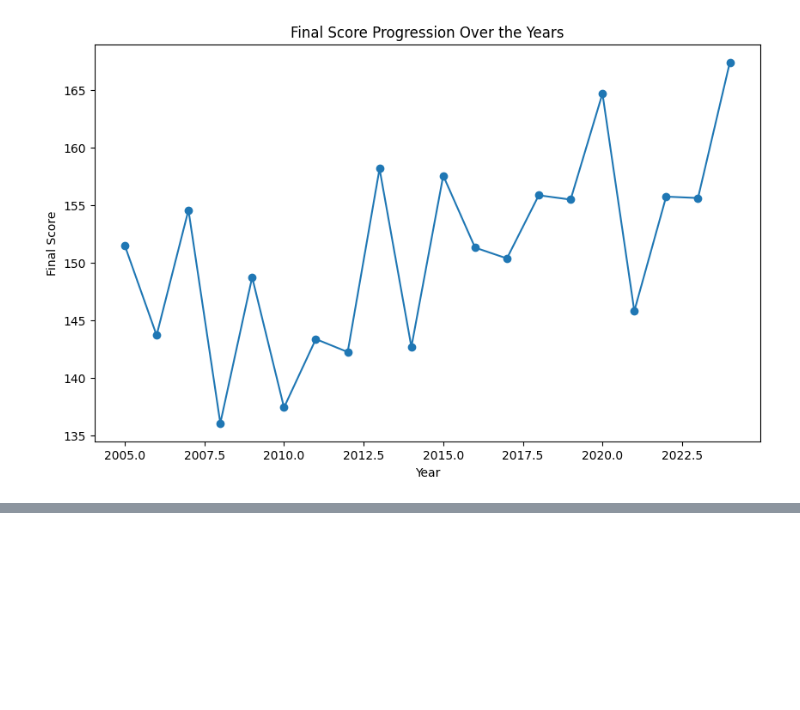
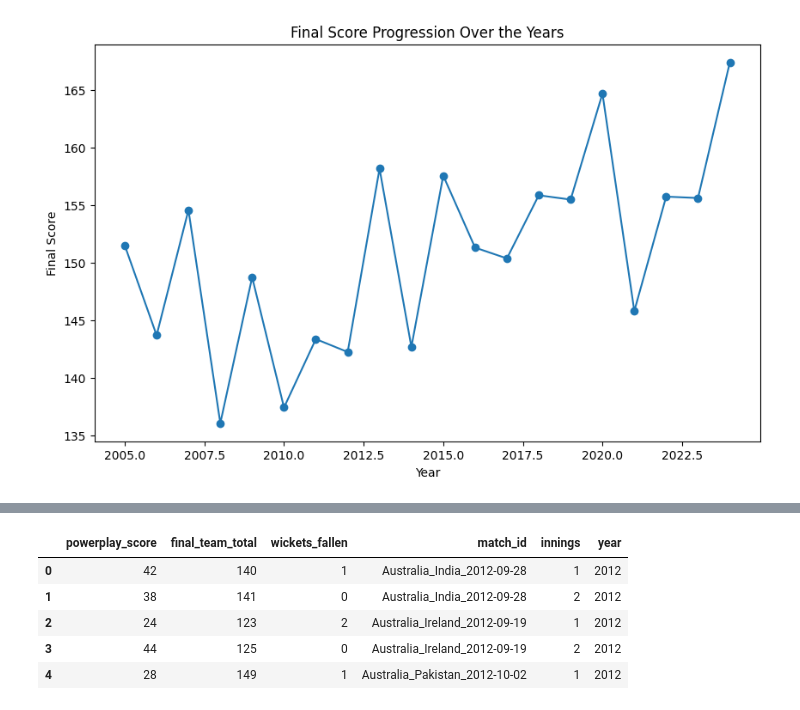
Before and after one commit to 19Kaumini/e19-co544-cricket-analytics-and-prediction, a Jupyter notebook: EDA/Powerplay.ipynb, the cells around one changed output, grey strips where cells are left out. Cells and saved outputs as stored; diff of their text form; code cells hidden in the pictures; blank space fills up the shorter version.

```diff
--- a/EDA/Powerplay.ipynb
+++ b/EDA/Powerplay.ipynb
@@ -150,0 +187,51 @@ plt.show()
+# %%
+def getPowerPlayData(venue, data):
+	# Get the data for the venue
+	data = data[data['venue'] == venue]
+
+	# Only keep the columns we need
+	columns_needed = ['current_team_total', 'final_team_total', 'over', 'delivery', 'wickets_fallen', 'match_id', 'innings', 'year']
+	powerplay_data = data[columns_needed]
+	powerplay_data.head()
+
+
+
+	# problem - we need to get the current score at the end of the powerplay
+	# i.e that is the end last delivery of the 5th over. which is not always the 6th delivery of the 5th over
+	# select the highest delivery number of the 5th over for each match_id and innings
+
+	gp = powerplay_data[powerplay_data['over']  == 5].groupby(['match_id', 'innings',])
+	powerplay_data = gp.apply(lambda x: x[x['delivery'] == x['delivery'].max()])
+
+	# Now we have the data we need
+	# we don't need the grouping anymore
+	powerplay_data = powerplay_data.reset_index(drop=True)
+
+	# Drop the over and delivery columns
+	powerplay_data = powerplay_data.drop(['over', 'delivery'], axis=1)
+
+	# change the current_team_total column to powerplay_score
+	powerplay_data = powerplay_data.rename(columns={'current_team_total': 'powerplay_score'})
+
+	return powerplay_data
+# %%
+RPremadasaStadiumPPData = getPowerPlayData('R Premadasa Stadium', data)
+
+# checking the progression of powerplay score over the years
+gp = RPremadasaStadiumPPData.groupby('year')
+RPremadasaStadiumPP_data_year = gp['powerplay_score'].mean()
+
+# year is an integer, so plot discrete data
+plt.figure(figsize=(10, 6))
+plt.plot(RPremadasaStadiumPP_data_year.index, RPremadasaStadiumPP_data_year.values, marker='o')
+plt.xlabel('Year')
+plt.ylabel('Powerplay Score')
+plt.title('Powerplay Score over the years')
+plt.show()
+# %% [output]
+|  | powerplay_score | final_team_total | wickets_fallen | match_id | innings | year |
+| 0 | 42 | 140 | 1 | Australia_India_2012-09-28 | 1 | 2012 |
+| 1 | 38 | 141 | 0 | Australia_India_2012-09-28 | 2 | 2012 |
+| 2 | 24 | 123 | 2 | Australia_Ireland_2012-09-19 | 1 | 2012 |
+| 3 | 44 | 125 | 0 | Australia_Ireland_2012-09-19 | 2 | 2012 |
+| 4 | 28 | 149 | 1 | Australia_Pakistan_2012-10-02 | 1 | 2012 |
```
Also changed, not shown: parts of 3 cells of this notebook.
